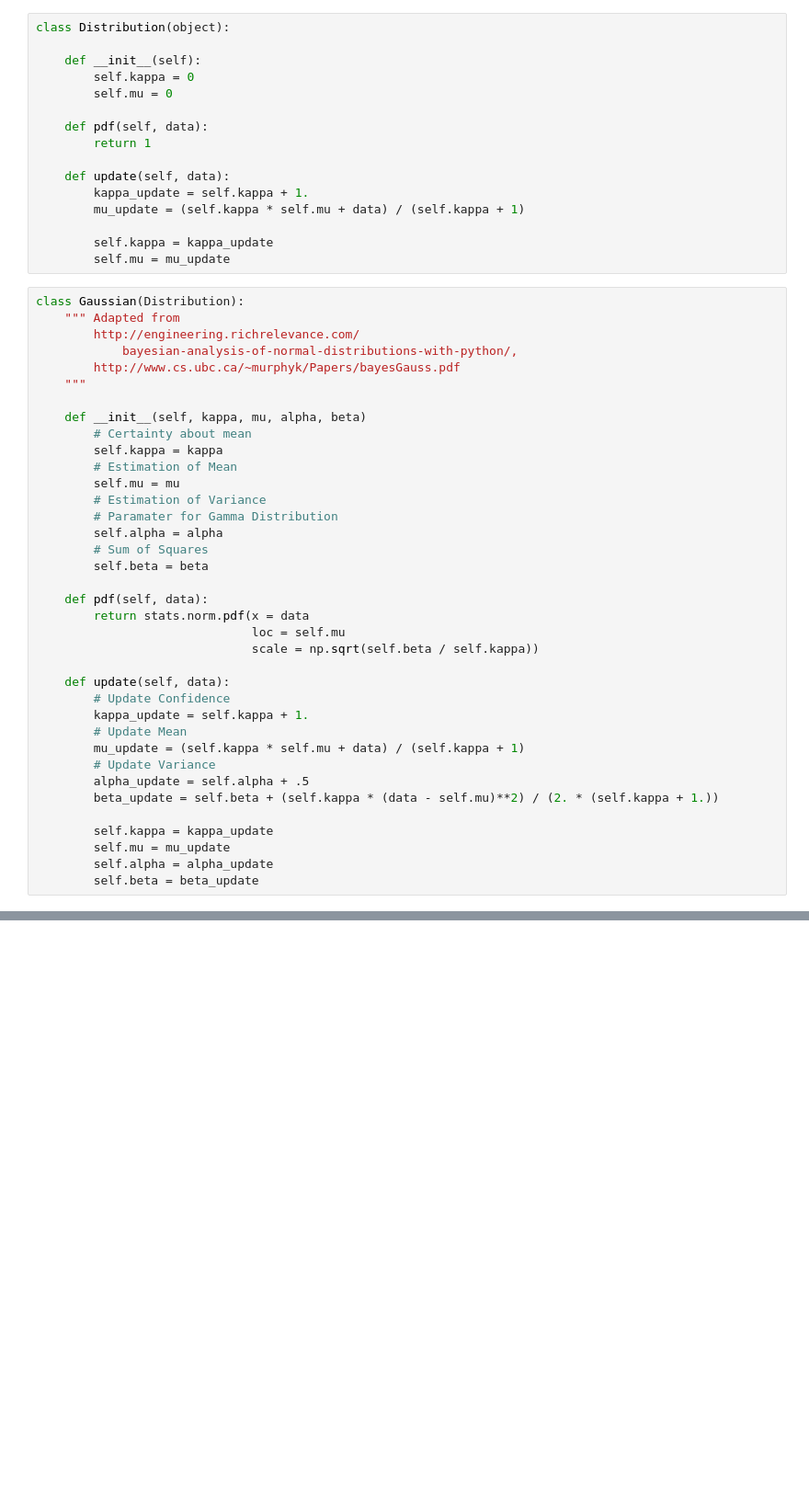
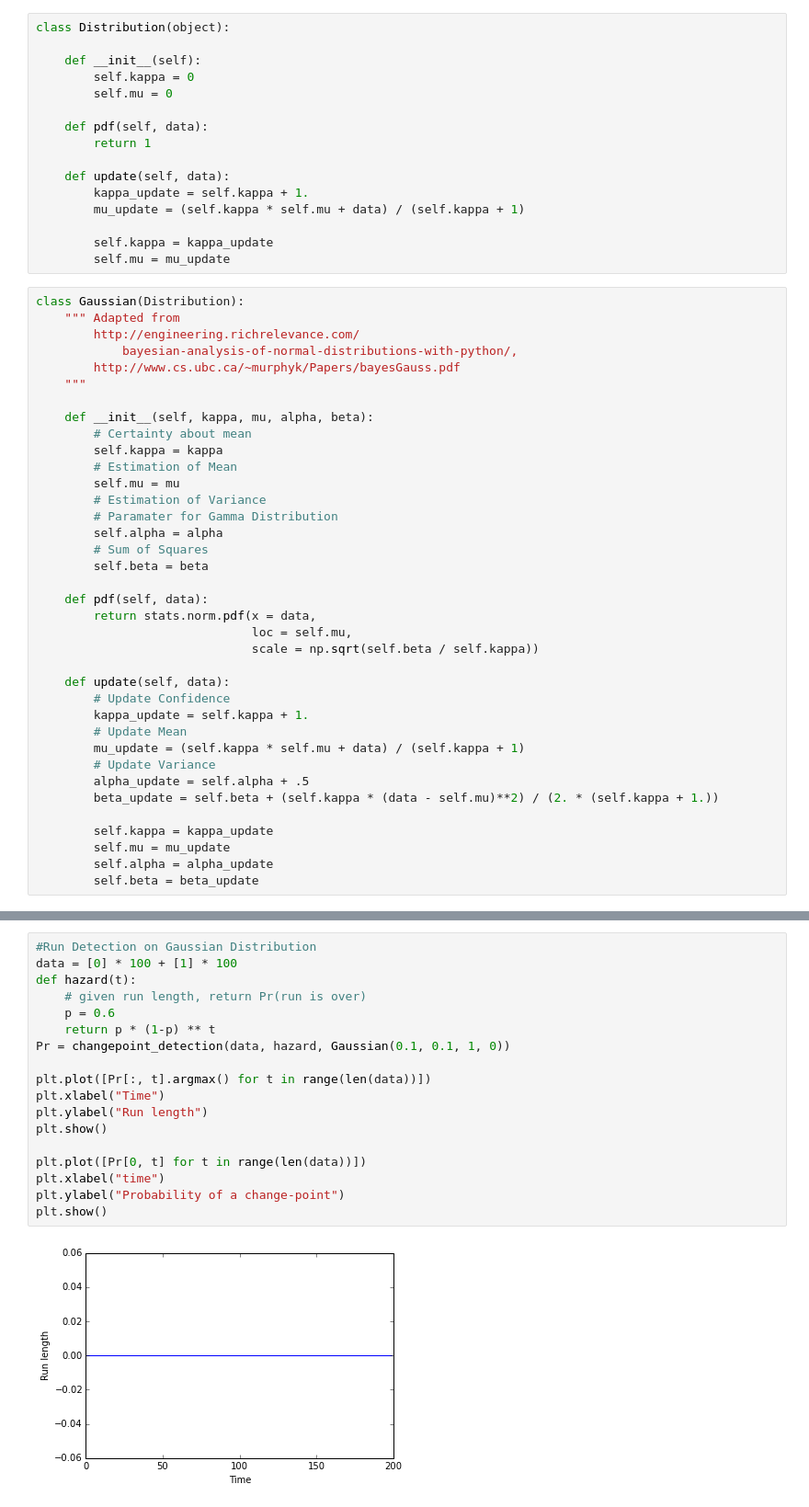
Before and after one commit to concord/ml, a Jupyter notebook: notebooks/Bayesian Changepoint Detection.ipynb, the cells around one changed output, grey strips where cells are left out. Shown: that part at 92% size. Cells and saved outputs as stored; diff of their text form; blank space fills up the shorter version.

```diff
--- a/notebooks/Bayesian Changepoint Detection.ipynb
+++ b/notebooks/Bayesian Changepoint Detection.ipynb
@@ -68,7 +68,7 @@ class Gaussian(Distribution):
         http://www.cs.ubc.ca/~murphyk/Papers/bayesGauss.pdf
     """
 
-    def __init__(self, kappa, mu, alpha, beta)
+    def __init__(self, kappa, mu, alpha, beta):
         # Certainty about mean
         self.kappa = kappa
         # Estimation of Mean
@@ -80,8 +80,8 @@ class Gaussian(Distribution):
         self.beta = beta
 
     def pdf(self, data):
-        return stats.norm.pdf(x = data
-                              loc = self.mu
+        return stats.norm.pdf(x = data,
+                              loc = self.mu,
                               scale = np.sqrt(self.beta / self.kappa))
 
     def update(self, data):
@@ -126,3 +125,23 @@ class StudentT(Distribution):
         self.mu = mu_update
         self.alpha = alpha_update
         self.beta = beta_update
+# %%
+#Run Detection on Gaussian Distribution
+data = [0] * 100 + [1] * 100
+def hazard(t):
+    # given run length, return Pr(run is over)
+    p = 0.6
+    return p * (1-p) ** t
+Pr = changepoint_detection(data, hazard, Gaussian(0.1, 0.1, 1, 0))
+
+plt.plot([Pr[:, t].argmax() for t in range(len(data))])
+plt.xlabel("Time")
+plt.ylabel("Run length")
+plt.show()
+
+plt.plot([Pr[0, t] for t in range(len(data))])
+plt.xlabel("time")
+plt.ylabel("Probability of a change-point")
+plt.show()
+# %% [output]
+[figure, added]
```
Also changed, not shown: parts of 5 cells of this notebook.
